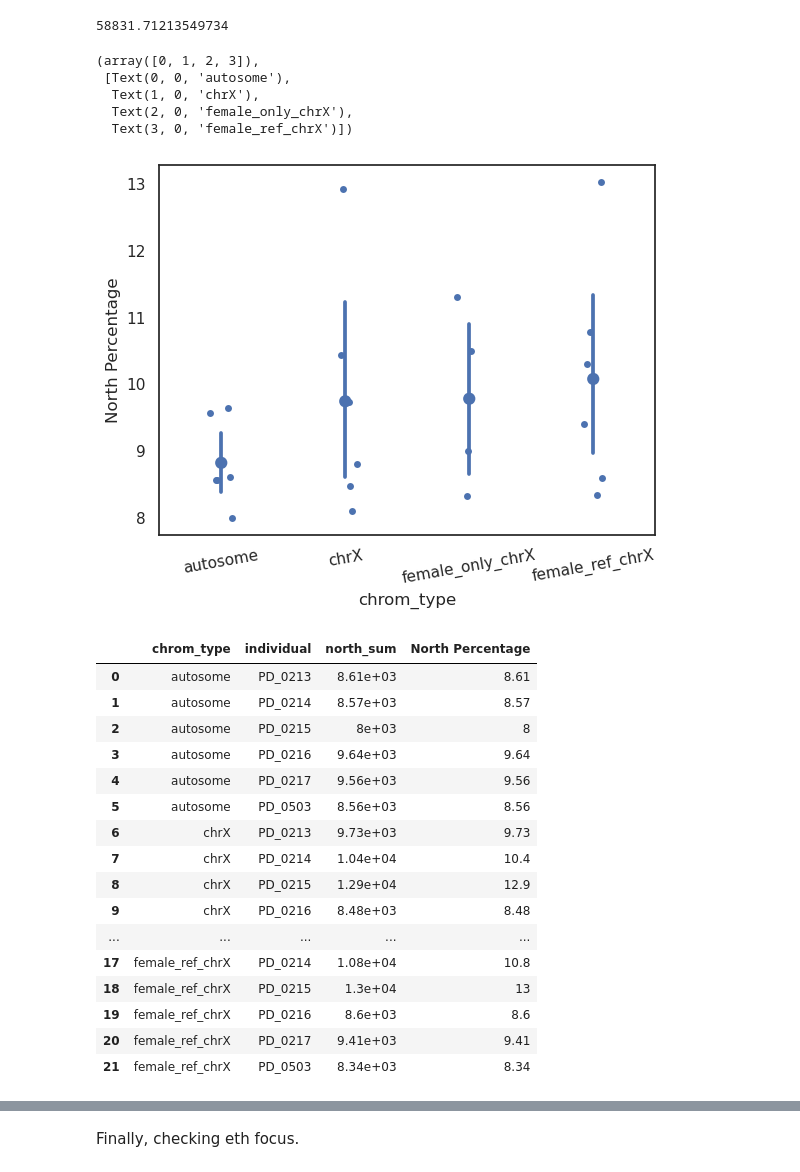
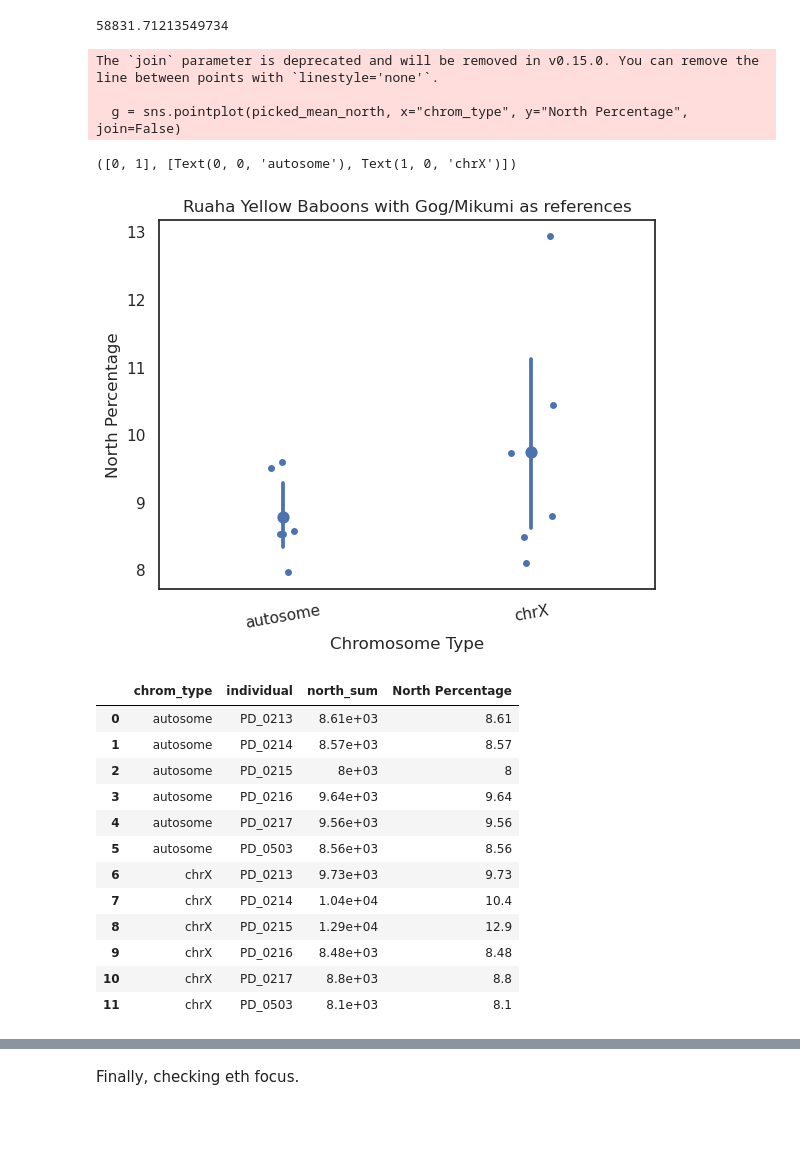
Before and after one commit to erikfogh/admixture_baboons, a Jupyter notebook: review_notebooks/rfmix03_admixture_comparison.ipynb, the cells around one changed output, grey strips where cells are left out. Cells and saved outputs as stored; diff of their text form; code cells hidden in the pictures; blank space fills up the shorter version.

```diff
--- a/review_notebooks/rfmix03_admixture_comparison.ipynb
+++ b/review_notebooks/rfmix03_admixture_comparison.ipynb
@@ -428,33 +455,24 @@ window_picked.groupby(["individual", "chrom_type"])[["north_sum"]].mean()
 window_df_tanz_plain.loc[window_df_tanz_plain.chrom == "all_chrX"].north_sum.mean()
 # %% [output]
 58831.71213549734
-# %%
-rfmix_path = "../steps/rfmix_gen100/tanzania_close_focus/"
-
-df_l = []
-chroms = ["chr{}".format(x) for x in (range(1, 21))]+["all_chrX", "female_chrX", "female_ref_chrX"]
-for c in chroms:
-    read_file = rfmix_path + "{}.windows.txt".format(c)
-    df = pd.read_csv(read_file, sep="\t")
-    df_l.append(df)
-window_df_tanz_close = pd.concat(df_l)
 # %%
 picked_samples = meta_data_samples_sci.loc[meta_data_samples_sci.Origin == "Ruaha, Tanzania"].PGDP_ID
 window_picked = window_df_tanz_close.loc[window_df_tanz_close.individual.isin(picked_samples)].copy()
 window_picked["chrom_type"] = ["chrX" if x == "all_chrX" else "female_only_chrX" if x == "female_chrX" else "female_ref_chrX"\
                                if x == "female_ref_chrX" else "autosome" for x in window_picked.chrom]
+window_picked = window_picked.loc[window_picked.chrom_type.isin(["autosome", "chrX"])]
 picked_mean_north = window_picked.groupby(["chrom_type", "individual"])[["north_sum"]].mean().reset_index()
 picked_mean_north["North Percentage"] = picked_mean_north.north_sum/1000
-sns.stripplot(picked_mean_north, x="chrom_type", y="North Percentage")
-sns.pointplot(picked_mean_north, x="chrom_type", y="North Percentage", join=False)
+g = sns.stripplot(picked_mean_north, x="chrom_type", y="North Percentage")
+g = sns.pointplot(picked_mean_north, x="chrom_type", y="North Percentage", join=False)
+g.set(xlabel="Chromosome Type", title="Ruaha Yellow Baboons with Gog/Mikumi as references")
 plt.xticks(rotation=10)
 # %% [output]
-(array([0, 1, 2, 3]),
- [Text(0, 0, 'autosome'),
-  Text(1, 0, 'chrX'),
-  Text(2, 0, 'female_only_chrX'),
-  Text(3, 0, 'female_ref_chrX')])
+The `join` parameter is deprecated and will be removed in v0.15.0. You can remove the line between points with `linestyle='none'`.
+
+  g = sns.pointplot(picked_mean_north, x="chrom_type", y="North Percentage", join=False)
+([0, 1], [Text(0, 0, 'autosome'), Text(1, 0, 'chrX')])
-[figure, old version]
+[figure, new version]
 # %%
 picked_mean_north
 # %% [output]
@@ -469,12 +487,8 @@ picked_mean_north
 | 7 | chrX | PD_0214 | 1.04e+04 | 10.4 |
 | 8 | chrX | PD_0215 | 1.29e+04 | 12.9 |
 | 9 | chrX | PD_0216 | 8.48e+03 | 8.48 |
-| ... | ... | ... | ... | ... |
-| 17 | female_ref_chrX | PD_0214 | 1.08e+04 | 10.8 |
-| 18 | female_ref_chrX | PD_0215 | 1.3e+04 | 13 |
-| 19 | female_ref_chrX | PD_0216 | 8.6e+03 | 8.6 |
-| 20 | female_ref_chrX | PD_0217 | 9.41e+03 | 9.41 |
-| 21 | female_ref_chrX | PD_0503 | 8.34e+03 | 8.34 |
+| 10 | chrX | PD_0217 | 8.8e+03 | 8.8 |
+| 11 | chrX | PD_0503 | 8.1e+03 | 8.1 |
 # %%
 window_picked
 # %% [output]
```
Also changed, not shown: parts of 16 cells of this notebook, 3 other files.
